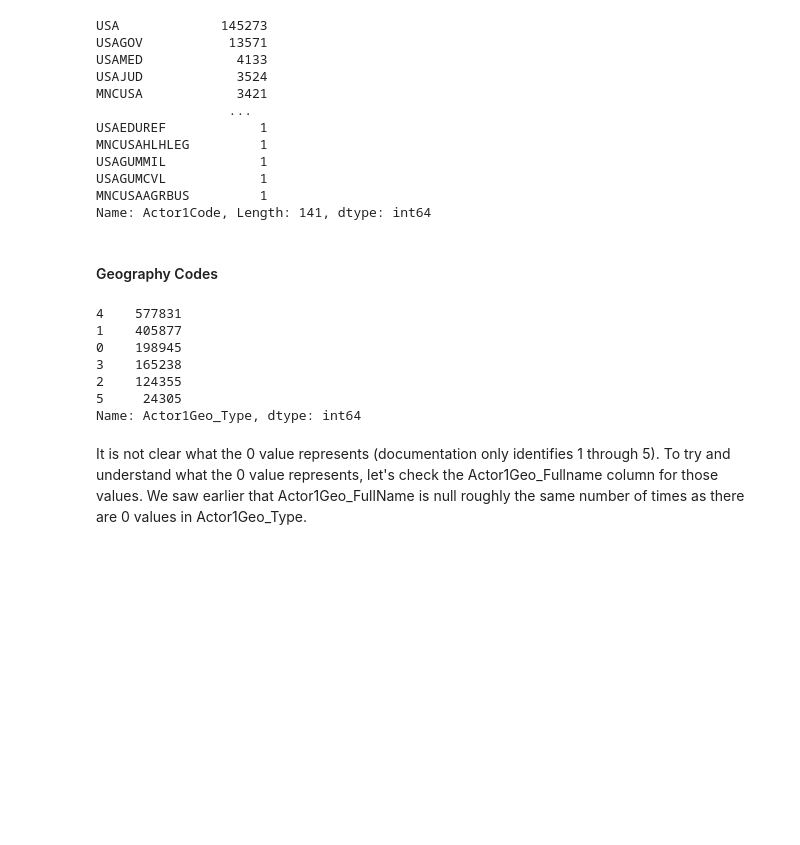
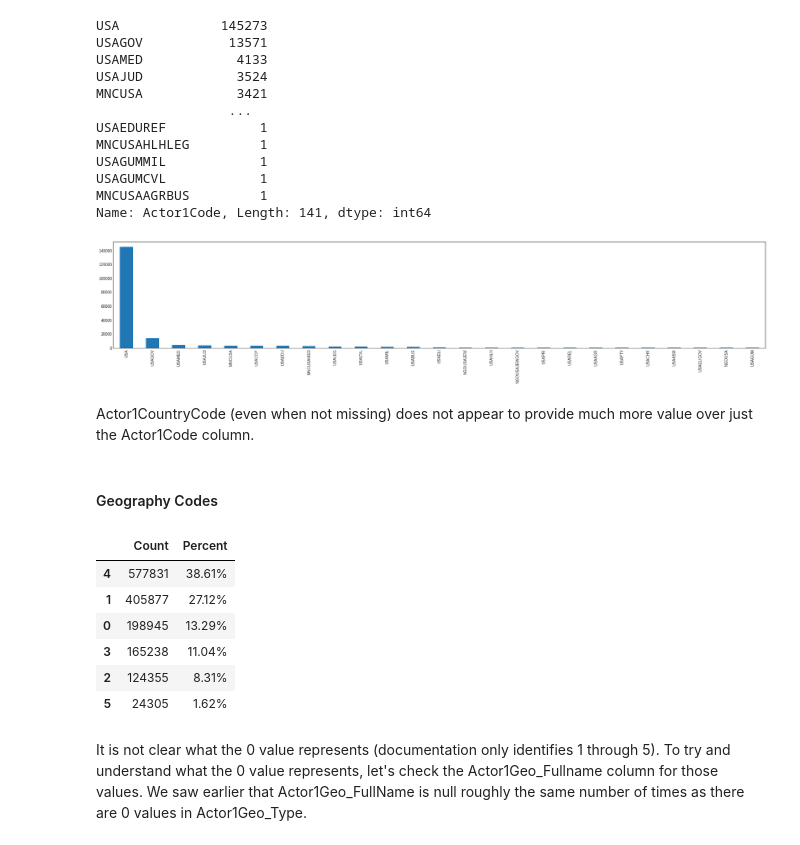
Before and after one commit to sasha-kap/Events-Analytics, a Jupyter notebook: GDELT_EDA.ipynb, the cells around one changed output. Drawn from its saved outputs; the diff is of its cells as text; code cells hidden in the pictures; blank space fills up the shorter version.

```diff
--- a/GDELT_EDA.ipynb
+++ b/GDELT_EDA.ipynb
@@ -456,19 +461,30 @@ USAGUMMIL            1
 USAGUMCVL            1
 MNCUSAAGRBUS         1
 Name: Actor1Code, Length: 141, dtype: int64
+# %%
+# plot frequencies of 100 most frequent Actor1Code values when Actor1CountryCode is USA
+plt.figure(figsize=(30,5))
+df[df.Actor1CountryCode == 'USA']['Actor1Code'].value_counts().nlargest(25).plot(kind="bar")
+plt.show()
+# %% [output]
+[figure, added]
+# %% [markdown]
+Actor1CountryCode (even when not missing) does not appear to provide much more value over just the Actor1Code column.
 # %% [markdown]
 #### Geography Codes
 # %%
 # Check values of Actor1Geo_Type
-df.Actor1Geo_Type.value_counts(dropna=False)
+geo_type_vls = df.Actor1Geo_Type.value_counts(dropna=False).to_frame(name='Count')
+geo_type_vls['Percent'] = geo_type_vls['Count'].apply(lambda x: '{:.2f}%'.format((float(x) / geo_type_vls.Count.sum()) * 100))
+geo_type_vls
 # %% [output]
-4    577831
-1    405877
-0    198945
-3    165238
-2    124355
-5     24305
-Name: Actor1Geo_Type, dtype: int64
+|  | Count | Percent |
+| 4 | 577831 | 38.61% |
+| 1 | 405877 | 27.12% |
+| 0 | 198945 | 13.29% |
+| 3 | 165238 | 11.04% |
+| 2 | 124355 | 8.31% |
+| 5 | 24305 | 1.62% |
 # %% [markdown]
 It is not clear what the 0 value represents (documentation only identifies 1 through 5). To try and understand what the 0 value represents, let's check the Actor1Geo_Fullname column for those values.  We saw earlier that Actor1Geo_FullName is null roughly the same number of times as there are 0 values in Actor1Geo_Type.
 # %%
```
Also changed, not shown: parts of 6 cells of this notebook.
